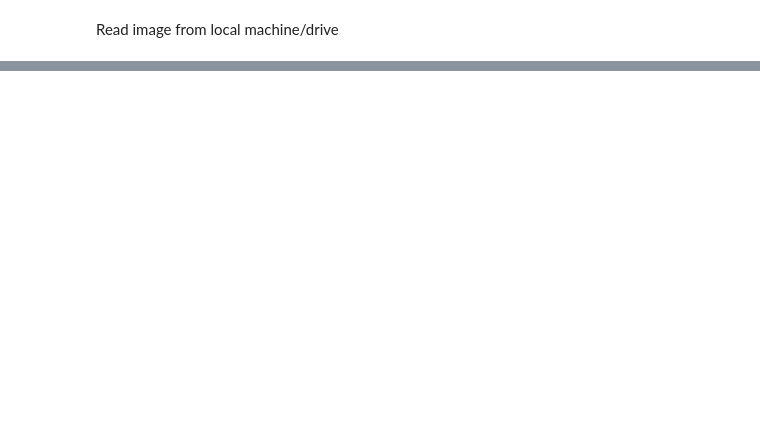
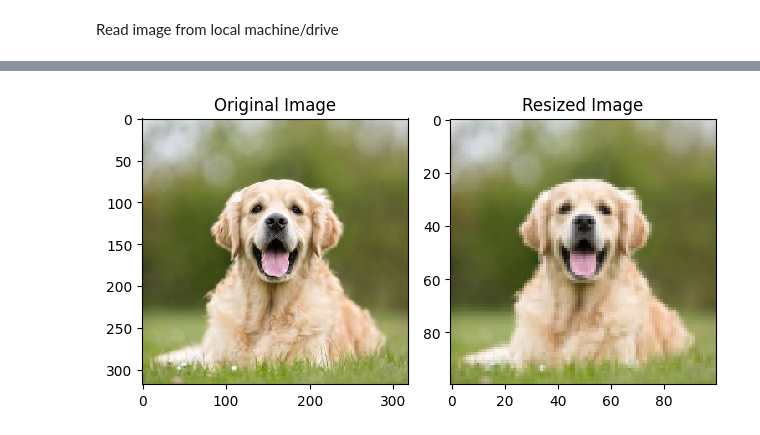
Before and after one commit to sikha2552/Towards_Data_science_Blog1, a Jupyter notebook: Part1.ipynb, the cells around one changed output, grey strips where cells are left out. Cells and saved outputs as stored; diff of their text form; code cells hidden in the pictures; blank space fills up the shorter version.

```diff
--- a/Part1.ipynb
+++ b/Part1.ipynb
@@ -55,0 +79,9 @@ plt.show()
+# %%
+#plot images
+plt.subplot(121), imshow(im)
+plt.title('Original Image')
+plt.subplot(122), imshow(im_resize)
+plt.title('Resized Image')
+plt.show()
+# %% [output]
+[figure, added]
```
Also changed, not shown: parts of 16 cells of this notebook.
